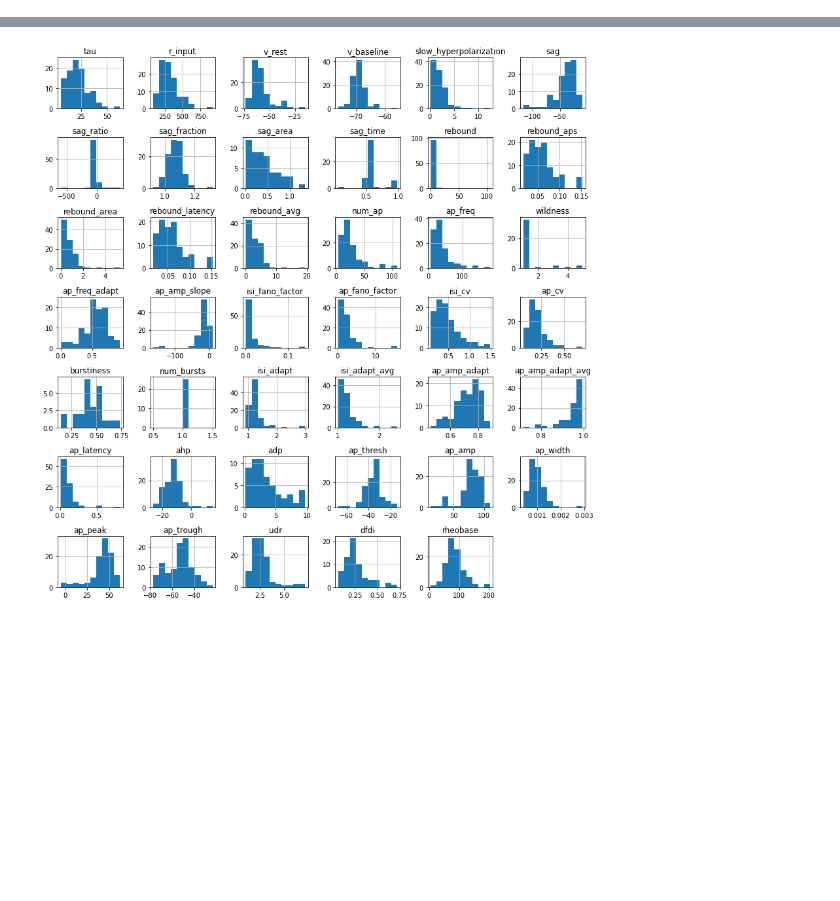
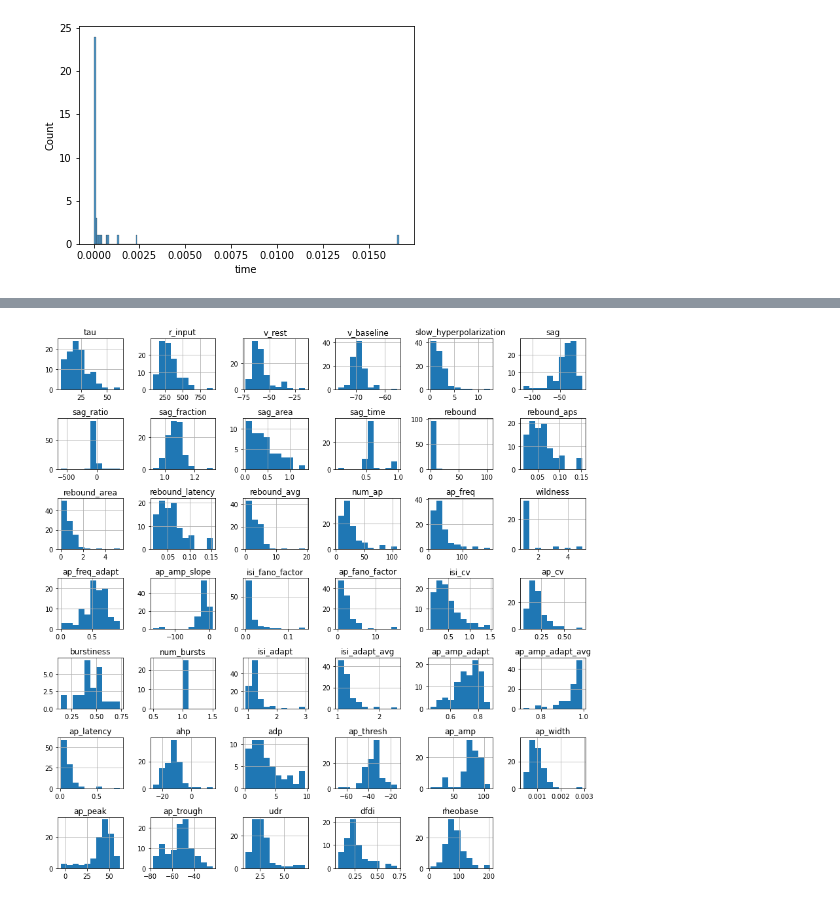
Before and after one commit to berenslab/ephyspy, a Jupyter notebook: dev.ipynb, the cells around one changed output, grey strips where cells are left out. Cells and saved outputs as stored; diff of their text form; code cells hidden in the pictures; blank space fills up the shorter version.

```diff
--- a/dev.ipynb
+++ b/dev.ipynb
@@ -620,3 +762,8 @@ test_sweep = test_sweepset.sweeps()[22]
+# %%
+sns.histplot(data=times[~times["lookup"]], x="time")
+plt.show()
+# %% [output]
+[figure, added]
 # %%
 for FT in fetch_available_fts():
     ft_name = FT.__name__.lower()
```
Also changed, not shown: parts of 8 cells of this notebook.
